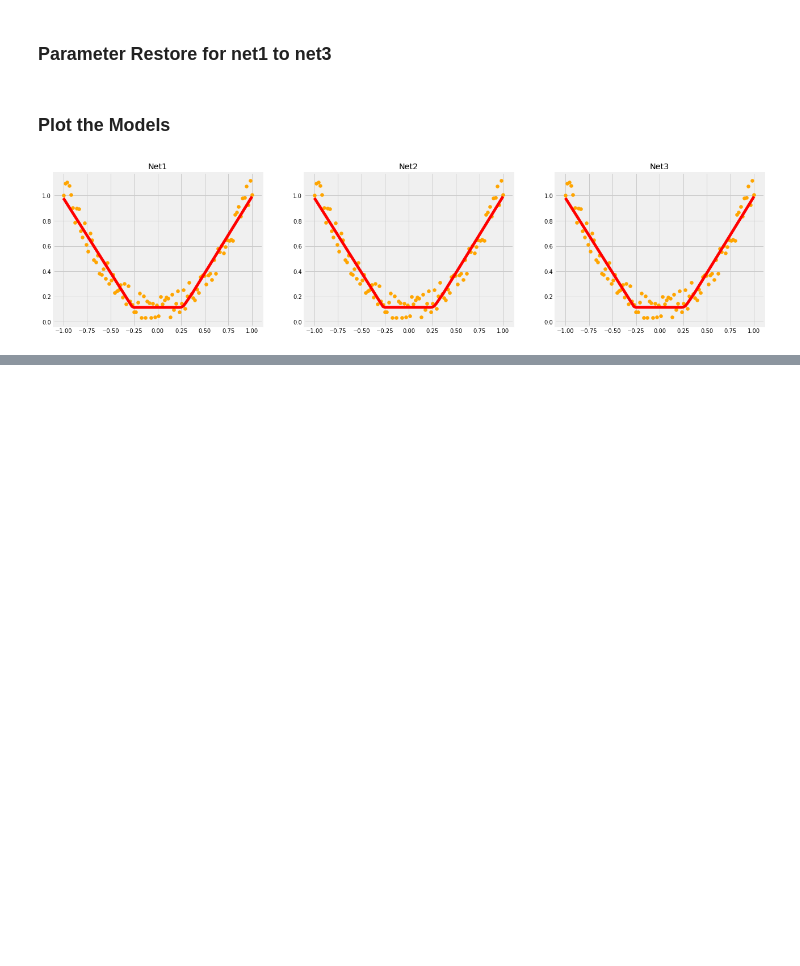
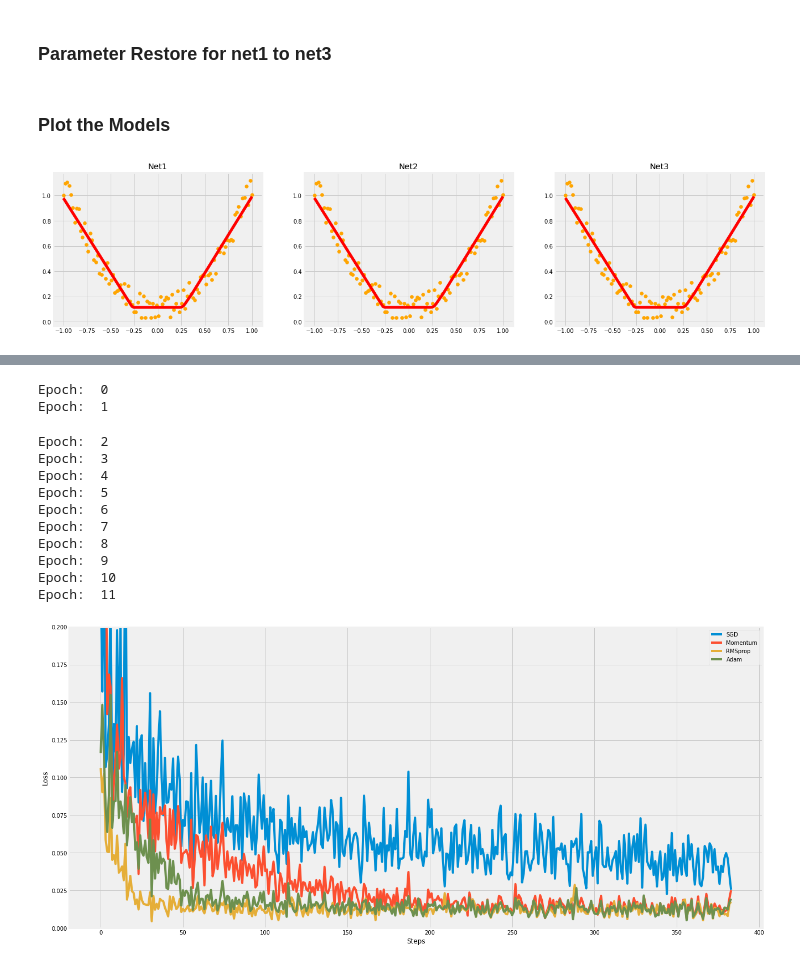
Before and after one commit to Lplenka/PyTorch-Tutorial, a Jupyter notebook: Neural Networks.ipynb, the cells around one changed output, grey strips where cells are left out. Saved outputs shown, nothing was run; the diff lists cells and outputs as text; code cells hidden in the pictures; blank space fills up the shorter version.

```diff
--- a/Neural Networks.ipynb
+++ b/Neural Networks.ipynb
@@ -366,0 +434,6 @@ restore_params()
+# %%
+torch_dataset = Data.TensorDataset(x, y)
+loader = Data.DataLoader(
+    dataset=torch_dataset,
+    batch_size=BATCH_SIZE,
+    shuffle=True, num_workers=2,)
@@ -366,0 +453,6 @@ restore_params()
+# %%
+net_SGD         = Net()
+net_Momentum    = Net()
+net_RMSprop     = Net()
+net_Adam        = Net()
+nets = [net_SGD, net_Momentum, net_RMSprop, net_Adam]
@@ -366,0 +461,46 @@ restore_params()
+# %%
+opt_SGD         = torch.optim.SGD(net_SGD.parameters(), lr=LR)
+opt_Momentum    = torch.optim.SGD(net_Momentum.parameters(), lr=LR, momentum=0.8)
+opt_RMSprop     = torch.optim.RMSprop(net_RMSprop.parameters(), lr=LR, alpha=0.9)
+opt_Adam        = torch.optim.Adam(net_Adam.parameters(), lr=LR, betas=(0.9, 0.99))
+optimizers = [opt_SGD, opt_Momentum, opt_RMSprop, opt_Adam]
+# %%
+loss_func = torch.nn.MSELoss()
+losses_his = [[], [], [], []]   # record loss
+# %%
+for epoch in range(EPOCH):
+    print('Epoch: ', epoch)
+    for step, (batch_x, batch_y) in enumerate(loader):          # for each training step
+        b_x = Variable(batch_x)
+        b_y = Variable(batch_y)
+
+        for net, opt, l_his in zip(nets, optimizers, losses_his):
+            output = net(b_x)              # get output for every net
+            loss = loss_func(output, b_y)  # compute loss for every net
+            opt.zero_grad()                # clear gradients for next train
+            loss.backward()                # backpropagation, compute gradients
+            opt.step()                     # apply gradients
+            l_his.append(loss.data[0])     # loss recoder
+plt.figure(figsize = (20,10))
+labels = ['SGD', 'Momentum', 'RMSprop', 'Adam']
+for i, l_his in enumerate(losses_his):
+    plt.plot(l_his, label=labels[i])
+plt.legend(loc='best')
+plt.xlabel('Steps')
+plt.ylabel('Loss')
+plt.ylim((0, 0.2))
+plt.show()
+# %% [output]
+Epoch:  0
+Epoch:  1
+Epoch:  2
+Epoch:  3
+Epoch:  4
+Epoch:  5
+Epoch:  6
+Epoch:  7
+Epoch:  8
+Epoch:  9
+Epoch:  10
+Epoch:  11
+[figure, added]
```
Also changed, not shown: parts of 14 cells of this notebook.
